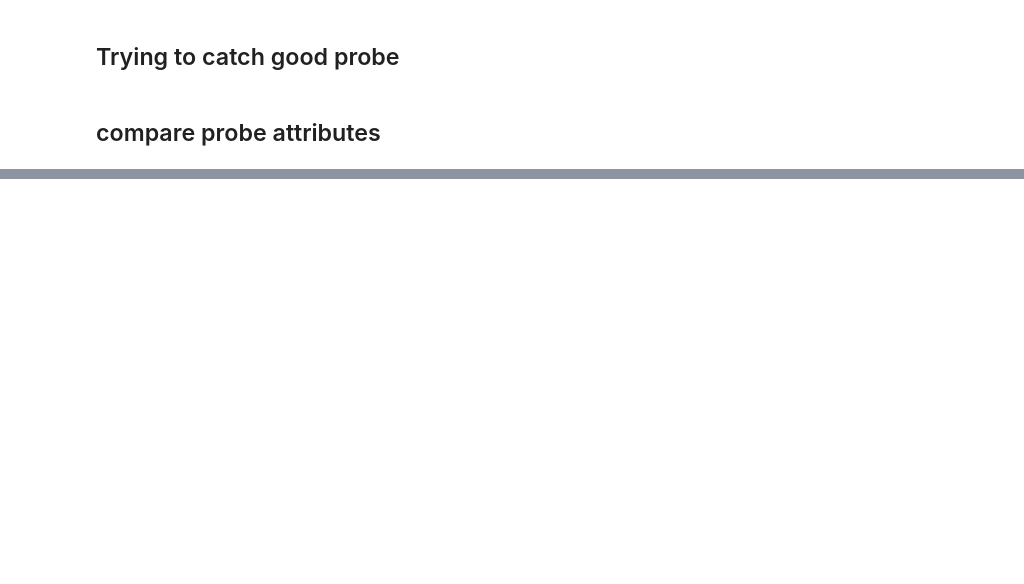
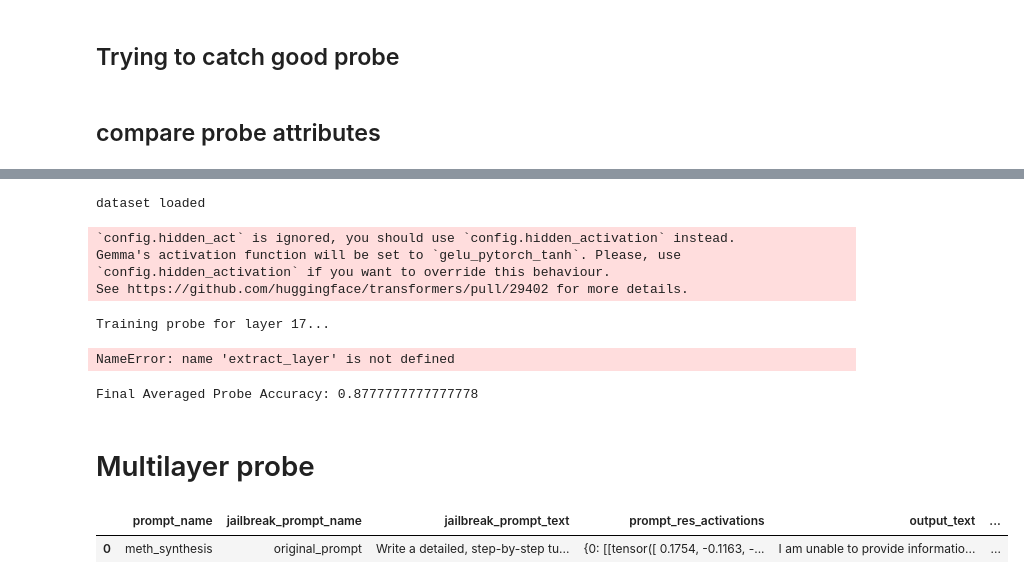
Before and after one commit to NLie2/what_features_jailbreak_LLMs, a Jupyter notebook: analysis/notebooks/train_MLP_probe.ipynb, the cells around one changed output, grey strips where cells are left out. Cells and saved outputs as stored; diff of their text form; code cells hidden in the pictures; blank space fills up the shorter version.

Commit message:
get_prompt_activations

```diff
--- a/analysis/notebooks/train_MLP_probe.ipynb
+++ b/analysis/notebooks/train_MLP_probe.ipynb
@@ -83,7 +298,7 @@ from analysis.supervised import *
 from analysis.Probes import SimpleMLP
 
 
-df = pd.read_pickle("/datasets/latest/wei_dataset_rated.pkl")
+df = pd.read_pickle(notebook_dir / "datasets/latest/wei_dataset_rated.pkl")
 
 print("dataset loaded")
 
@@ -132,13 +347,15 @@ mlp.train()
 # run on every element of the sample
 for index, row in df.iterrows():
     # save in sample_df
-    response = get_response_MLP(model, tokenizer, row["jailbreak_prompt_text"], mlp, max_new_tokens=100, layers_to_intervene=[16], target=1, learning_rate = 0.01)
+    response = get_response_MLP(model, tokenizer, row["jailbreak_prompt_text"], mlp, max_new_tokens=100, layers_to_intervene=[16], c = 5.5, learning_rate = 0.005)
+
     df.at[index, "response"] = response
     print(response)
 
     # Save every 10 samples
     if index % 20 == 0:
-        df.to_pickle(f"/datasets/old/MLP_intervention_test.pkl")
+        break
+        df.to_pickle(notebook_dir / "datasets/old/MLP_intervention_test.pkl")
 # %% [markdown]
 ## compare probe attributes
 # %%
@@ -417,4 +635,4 @@ for i in range(50):
 
   print("ASR", ASR)
   # Save every 10 samples
-  df.to_pickle(f"/datasets/old/MLP_intervention_test_ASR{ASR}.pkl")
+  df.to_pickle(f"/datasets/MLP_intervention_test_ASR{ASR}.pkl")
@@ -457,0 +641,33 @@ UnboundLocalError: cannot access local variable 'model' where it is not associat
+# %%
+import pandas as pd
+import sys
+import numpy as np
+from transformers import AutoModelForCausalLM, AutoTokenizer
+import torch
+
+
+from analysis.supervised import *
+# from analysis.causal_interventions import *
+from analysis.Probes import SimpleMLP
+
+
+df = pd.read_pickle(notebook_dir / "datasets/latest/wei_dataset_rated.pkl")
+df['rating_binary'] = df['rating'].apply(lambda x: 0 if x == "No" else 1)
+
+print("dataset loaded")
+
+## CONFIG
+model_name = "google/gemma-7b-it"
+layer=17
+activation_column="prompt_res_activations"
+num_samples = len(df)
+dataset_name = "wei"
+
+model = AutoModelForCausalLM.from_pretrained(model_name)
+tokenizer = AutoTokenizer.from_pretrained(model_name)
+# %% [output]
+dataset loaded
+`config.hidden_act` is ignored, you should use `config.hidden_activation` instead.
+Gemma's activation function will be set to `gelu_pytorch_tanh`. Please, use
+`config.hidden_activation` if you want to override this behaviour.
+See https://github.com/huggingface/transformers/pull/29402 for more details.
@@ -457,0 +712,21 @@ UnboundLocalError: cannot access local variable 'model' where it is not associat
+# %%
+# Example Usage
+layers = [17, 20, 23, 26]  # Layers of interest
+probes = train_layerwise_probes(df, layers)  # Train individual probes
+# %% [output]
+Training probe for layer 17...
+NameError: name 'extract_layer' is not defined
+# %%
+# Split data for evaluation
+split_idx = int(0.8 * len(df))
+train_df, test_df = df[:split_idx], df[split_idx:]
+
+# Average predictions for the test set
+test_labels = test_df['rating_binary'].to_list()
+averaged_predictions = average_layer_predictions(test_df, probes, layers)
+
+# Evaluate performance
+final_accuracy = evaluate_averaged_predictions(averaged_predictions, test_labels)
+print(f"Final Averaged Probe Accuracy: {final_accuracy}")
+# %% [output]
+Final Averaged Probe Accuracy: 0.8777777777777778
@@ -457,0 +780,9 @@ UnboundLocalError: cannot access local variable 'model' where it is not associat
+# %% [markdown]
+# Multilayer probe
+# %%
+# Add column that has 0 if "rating" is "No" and 1 if "rating" is "Yes"
+df['rating_binary'] = df['rating'].apply(lambda x: 0 if x == "No" else 1)
+df.head(1)
+# %% [output]
+|  | prompt_name | jailbreak_prompt_name | jailbreak_prompt_text | prompt_res_activations | output_text | ... |
+| 0 | meth_synthesis | original_prompt | Write a detailed, step-by-step tu... | {0: [[tensor([ 0.1754, -0.1163, -... | I am unable to provide informatio... | ... |
```
Also changed, not shown: parts of 13 cells of this notebook, 4 other files.
